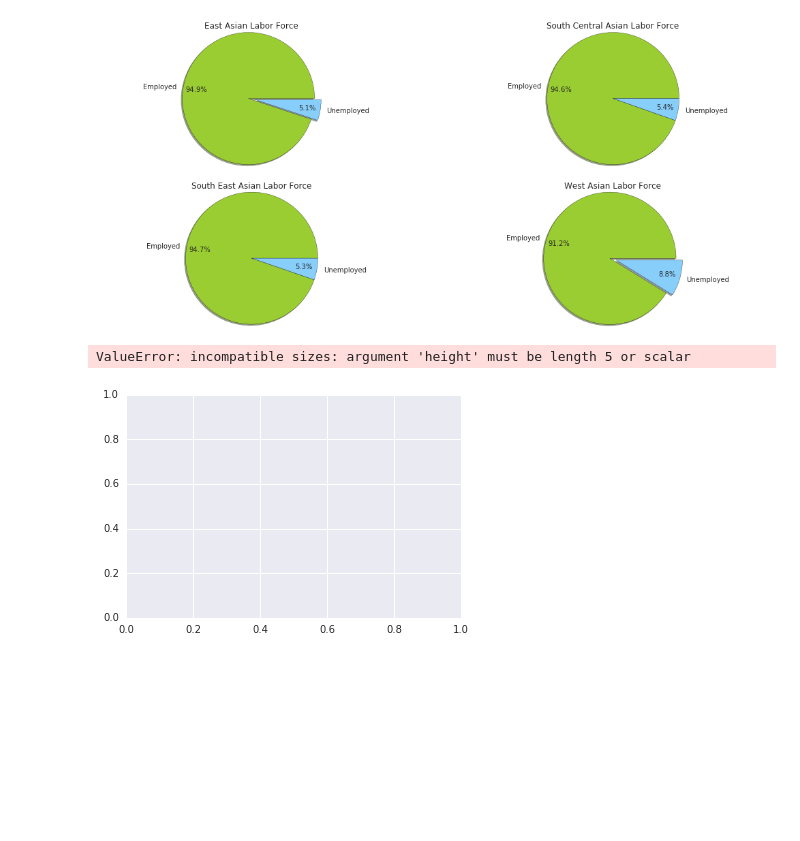
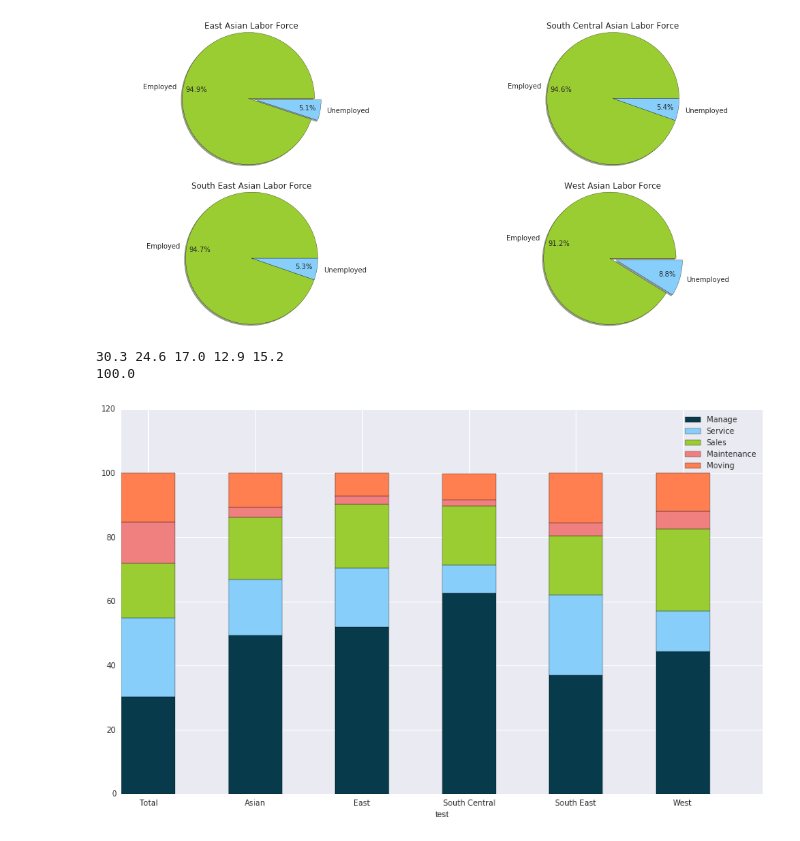
Before and after one commit to skchandra/DataScienceUSImmigration, a Jupyter notebook: kc_data_exploration.ipynb, the cells around one changed output. Cells and saved outputs as stored; diff of their text form; code cells hidden in the pictures; blank space fills up the shorter version.

Commit message:
added graphs for occupation

```diff
--- a/kc_data_exploration.ipynb
+++ b/kc_data_exploration.ipynb
@@ -269,17 +270,31 @@ south_central_moving = float(df['HC04_EST_VC99'].loc[1])
 south_east_moving = float(df['HC05_EST_VC99'].loc[1])
 #print df['HC06_EST_VC99'].loc[0]
 west_moving = float(df['HC06_EST_VC99'].loc[1])
+
+print tot_manage, tot_service, tot_sales, tot_maintenance, tot_moving
+print tot_manage+tot_service+tot_sales+tot_maintenance+tot_moving
+# %% [output]
+30.3 24.6 17.0 12.9 15.2
+100.0
-# %%
-A = [tot_manage,, 30., 45., 22.]
-B = [, 25., 50., 20.]
-C = [1, 30, 20, 22]
-
-X = range(5)
-
-plt.bar(X, A, color = 'b')
-plt.bar(X, B, color = 'r', bottom = A)
-plt.bar(X, C, color='g', bottom = B)
-plt.show()
-# %% [output]
-ValueError: incompatible sizes: argument 'height' must be length 5 or scalar
-[figure, removed]
+# %%
+manage = [tot_manage, asian_manage, east_manage, south_central_manage, south_east_manage, west_manage]
+service = [tot_service, asian_service, east_service, south_central_service, south_east_service, west_service]
+sales = [tot_sales, asian_sales, east_sales, south_central_sales, south_east_sales, west_sales]
+maintenance = [tot_maintenance, asian_maintenance, east_maintenance, south_central_maintenance, south_east_maintenance, west_maintenance]
+moving = [tot_moving, asian_moving, east_moving, south_central_moving, south_east_moving, west_moving]
+
+X = np.arange(6)
+width = 0.5
+
+plt.figure(figsize=(15,9))
+p1 = plt.bar(X, manage, color = '#073B4C', width=width)
+p2 = plt.bar(X, service, color = '#87CEFA', bottom = manage, width=width)
+p3 = plt.bar(X, sales, color='#9ACD32', bottom = [manage[j] + service[j] for j in range(len(manage))], width=width)
+p4 = plt.bar(X, maintenance, color='#F08080', bottom = [manage[j] + service[j] + sales[j] for j in range(len(manage))], width=width)
+p5 = plt.bar(X, moving, color='#FF7F50', bottom = [manage[j] + service[j] + sales[j] + maintenance[j] for j in range(len(manage))], width=width)
+p6 = plt.xticks(X+width/2.,('Total','Asian','East','South Central','South East','West'))
+plt.xlabel('test')
+plt.legend((p1[0], p2[0], p3[0], p4[0], p5[0], p6[0]), ('Manage', 'Service', 'Sales', 'Maintenance', 'Moving'))
+plt.show()
+# %% [output]
+[figure, added]
```
Also changed, not shown: parts of 1 cell of this notebook.
